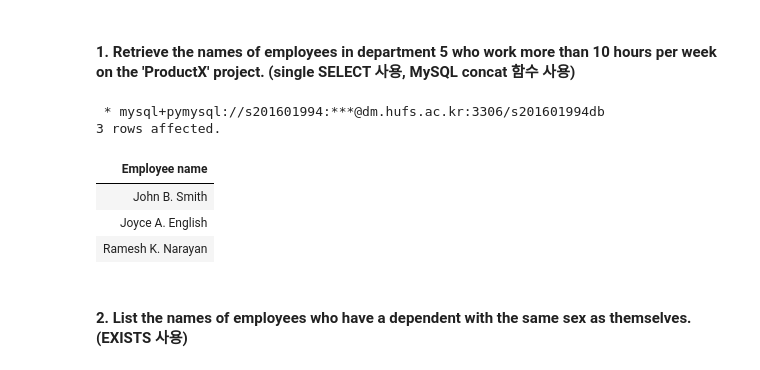
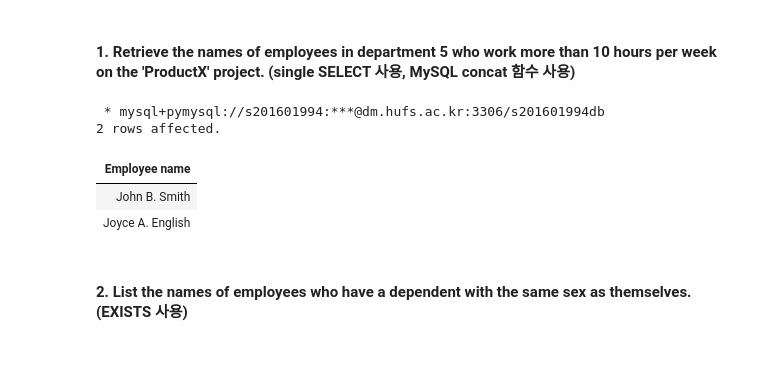
Before and after one commit to YHdoc/Merge-of-former-works, a Jupyter notebook: ‍오영훈[재학_사학과]_ch6_homework_2021_student.ipynb, the cells around one changed output. Saved outputs shown, nothing was run; the diff lists cells and outputs as text; code cells hidden in the pictures.

```diff
--- a/‍오영훈[재학_사학과]_ch6_homework_2021_student.ipynb
+++ b/‍오영훈[재학_사학과]_ch6_homework_2021_student.ipynb
@@ -67,22 +70,28 @@ connection_string = f'mysql+pymysql://{user}:{password}@{host}:3306/{database}'
 # %% [markdown]
 #### 1. Retrieve the names of employees in department 5 who work more than 10 hours per week on the 'ProductX' project. (single SELECT 사용, MySQL concat 함수 사용)
 # %%
+# %%sql
+# -- YOUR CODE HERE
+# SELECT CONCAT(E.Fname,' ',E.Minit,'.',' ', E.Lname) AS "Employee name"
+# FROM EMPLOYEE E
+# WHERE E.Dno = 5 and E.SSN in(
+#   SELECT WO.ESSN
+#   FROM WORKS_ON WO, PROJECT P
+#   WHERE WO.Hours > 10 and P.Pname = 'ProductX' and WO.Pno = P.Pnumber
+# )
+
+
 %%sql
 -- YOUR CODE HERE
 SELECT CONCAT(E.Fname,' ',E.Minit,'.',' ', E.Lname) AS "Employee name"
-FROM EMPLOYEE E
-WHERE E.Dno = 5 and E.SSN in(
-  SELECT WO.ESSN
-  FROM WORKS_ON WO, PROJECT P
-  WHERE WO.Hours > 10 and P.Pname = 'ProductX'
-)
+FROM EMPLOYEE E, WORKS_ON WO, PROJECT P
+WHERE E.Dno = 5 and E.SSN = WO.ESSN and WO.Hours > 10 and P.Pname = 'ProductX' and WO.Pno = P.Pnumber
 # %% [output]
  * mysql+pymysql://s201601994:***@dm.hufs.ac.kr:3306/s201601994db
-3 rows affected.
+2 rows affected.
 | Employee name |
 | John B. Smith |
 | Joyce A. English |
-| Ramesh K. Narayan |
 # %% [markdown]
 
 #### 2.  List the names of employees who have a dependent with the same sex as themselves. (EXISTS 사용)
```
Also changed, not shown: parts of 7 cells of this notebook.
